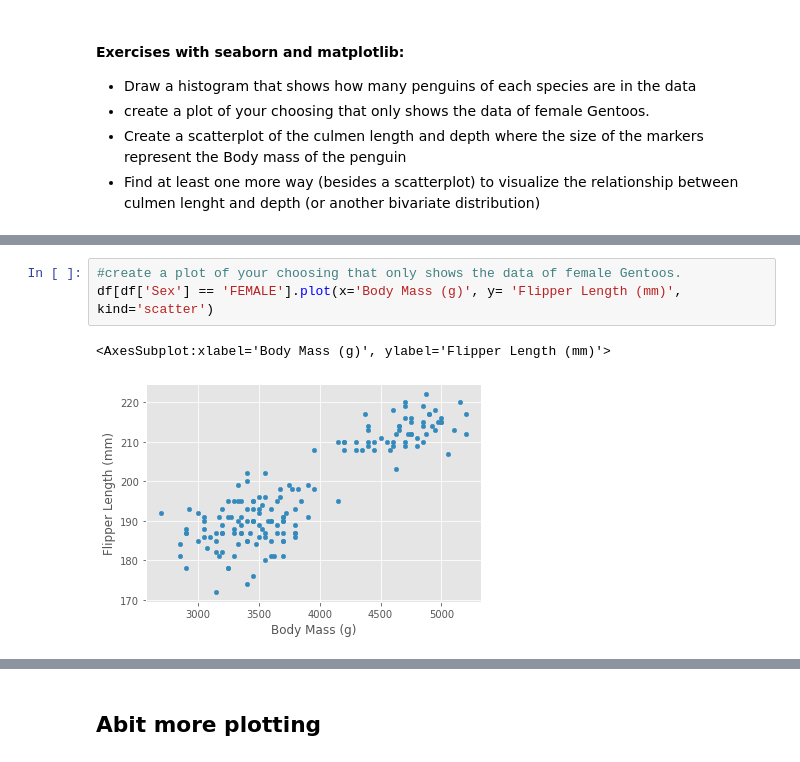
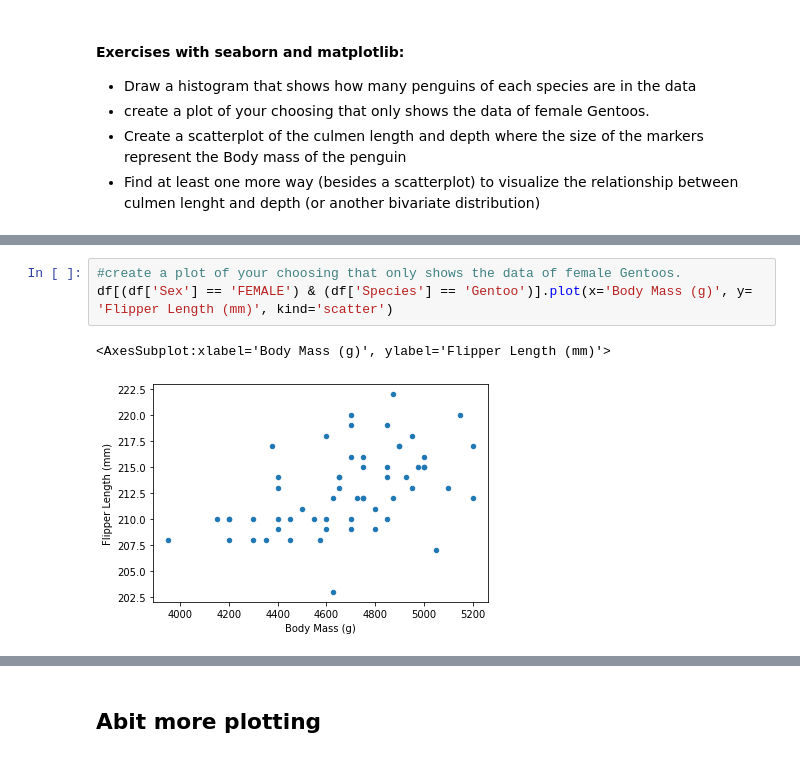
Before and after one commit to RosiNantis/Projects_from_Spiced_personal, a Jupyter notebook: Week_1/spiced_encounters/06-plotting/plotting_encounters_alex.ipynb, the cells around one changed output, grey strips where cells are left out. Saved outputs shown, nothing was run; the diff lists cells and outputs as text.

```diff
--- a/Week_1/spiced_encounters/06-plotting/plotting_encounters_alex.ipynb
+++ b/Week_1/spiced_encounters/06-plotting/plotting_encounters_alex.ipynb
@@ -222,9 +215,9 @@ df['Species'].hist()
 # %%
 #create a plot of your choosing that only shows the data of female Gentoos.
-df[df['Sex'] == 'FEMALE'].plot(x='Body Mass (g)', y= 'Flipper Length (mm)', kind='scatter')
+df[(df['Sex'] == 'FEMALE') & (df['Species'] == 'Gentoo')].plot(x='Body Mass (g)', y= 'Flipper Length (mm)', kind='scatter')
 # %% [output]
 <AxesSubplot:xlabel='Body Mass (g)', ylabel='Flipper Length (mm)'>
-[figure, old version]
+[figure, new version]
 # %%
 #Create a scatterplot of the culmen length and depth where the size of the markers represent the Body mass of the penguin
 
```
Also changed, not shown: parts of 13 cells of this notebook, 48 other files.
